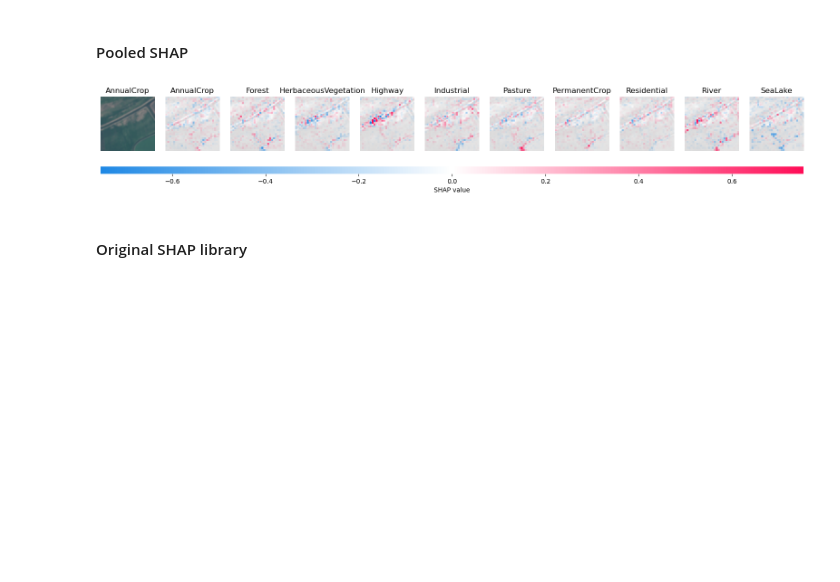
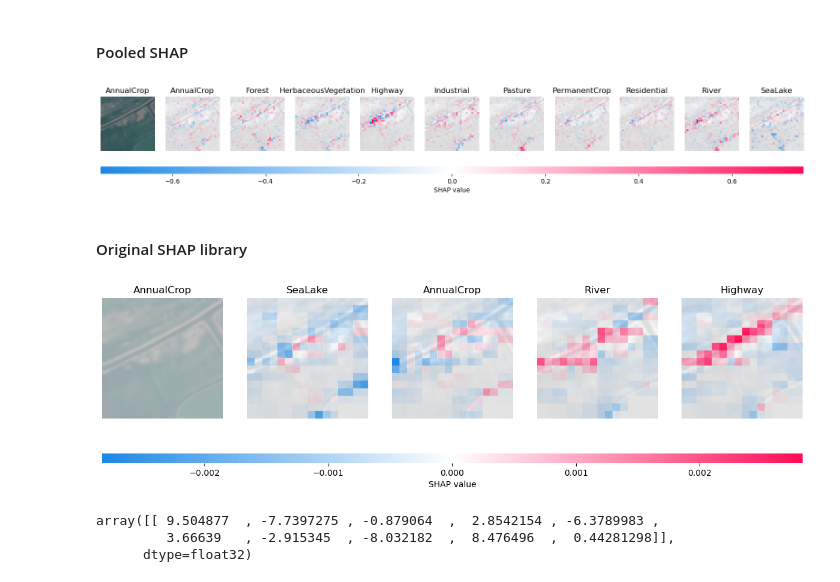
Before and after one commit to tameTNT/evaluating-xai-remote-sensing, a Jupyter notebook: explain_predictions/shap.ipynb, the cells around one changed output. Cells and saved outputs as stored; diff of their text form; code cells hidden in the pictures; blank space fills up the shorter version.

Commit message:
Use original SHAP library (with partition explainer)

```diff
--- a/explain_predictions/shap.ipynb
+++ b/explain_predictions/shap.ipynb
@@ -181,6 +181,34 @@ shap.image_plot(
 [figure]
 # %% [markdown]
 #### Original SHAP library
+# %%
+def predict_fn(input_np_img):
+    permuted_img = einops.rearrange(torch.Tensor(input_np_img), "b h w c -> b c h w").to(device)
+    return resnet50(permuted_img).cpu().detach().numpy()
+# %%
+np_imgs_to_explain = einops.rearrange((img_to_explain.unsqueeze(0) + 1) / 2, "b c h w -> b h w c").cpu().numpy()
 # %%
-masker_blur = shap.maskers.Image("blur(64,64)", img_to_explain.shape)
-explainer = shap.Explainer(predict, masker_blur, output_names=eurosat_val_ds.classes)
+masker_blur = shap.maskers.Image("blur(64,64)", np_imgs_to_explain[0].shape)
+explainer = shap.Explainer(predict_fn, masker_blur, output_names=eurosat_val_ds.classes)
+# %%
+shap_values = explainer(
+    np_imgs_to_explain,
+    max_evals=10000,
+    batch_size=32,
+    outputs=shap.Explanation.argsort.flip[:4],
+)
+# %%
+shap.image_plot(
+    shap_values=[val for val in np.moveaxis(shap_values.values[0], -1, 0)],
+    pixel_values=((shap_values.data + 1) / 2)[0],
+    labels=shap_values.output_names,
+    true_labels=[eurosat_val_ds.classes[int(i)] for i in [true_class]],
+)
+# %% [output]
+[figure, added]
+# %%
+resnet50(img_to_explain.unsqueeze(0)).cpu().detach().numpy()
+# %% [output]
+array([[ 9.504877  , -7.7397275 , -0.879064  ,  2.8542154 , -6.3789983 ,
+         3.66639   , -2.915345  , -8.032182  ,  8.476496  ,  0.44281298]],
+      dtype=float32)
```
